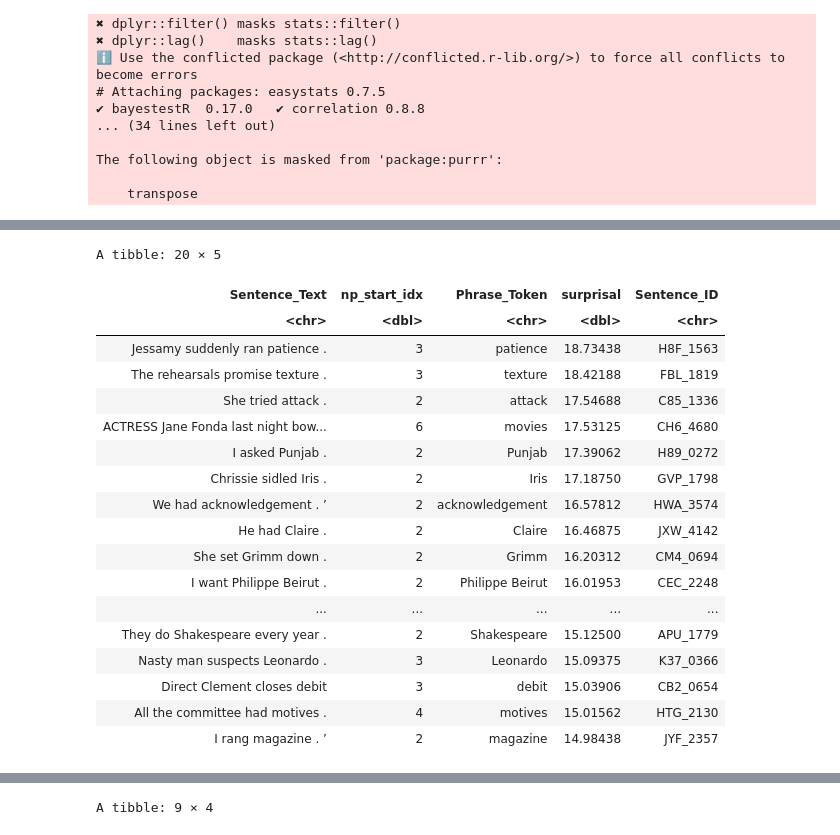
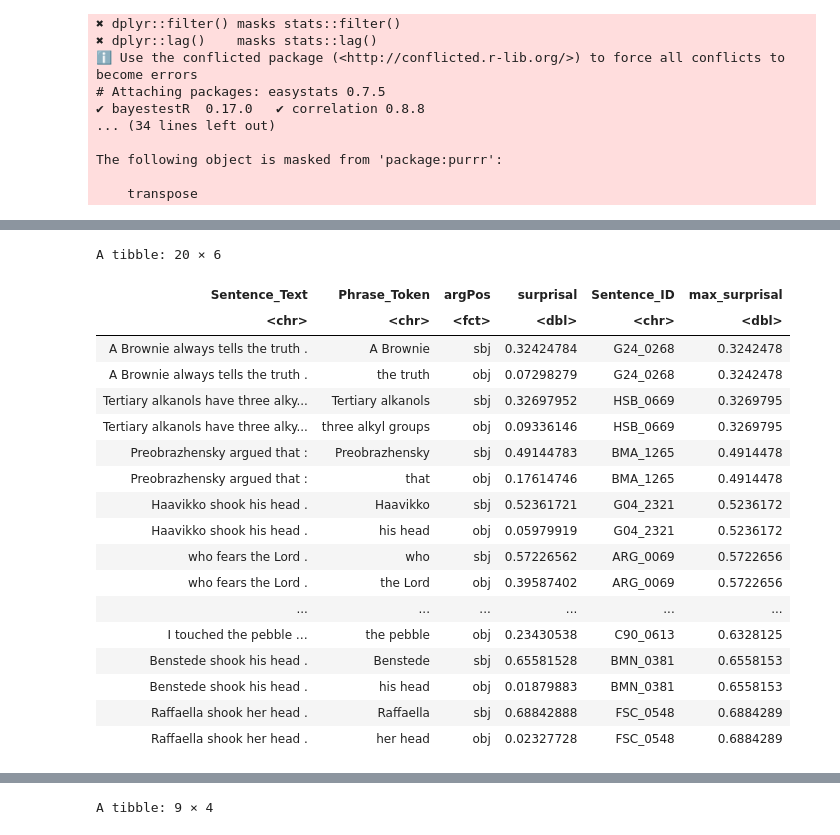
Before and after one commit to vmariani3321/QP2-Analysis, a Jupyter notebook: playground.ipynb, the cells around one changed output, grey strips where cells are left out. Saved outputs shown, nothing was run; the diff lists cells and outputs as text; code cells hidden in the pictures.

```diff
--- a/playground.ipynb
+++ b/playground.ipynb
@@ -75,27 +88,30 @@ df_nps <- open_dataset("Data/Head Nouns.parquet") %>% collect()
 # %%
 df_nps %>%
-    filter(argPos == "obj") %>%
-    select(Sentence_Text, np_start_idx, Phrase_Token, surprisal, Sentence_ID) %>%
-    arrange(-surprisal) %>%
+    filter() %>%
+    select(Sentence_Text, Phrase_Token, argPos, surprisal, Sentence_ID) %>%
+    group_by(Sentence_ID)%>%
+    mutate(max_surprisal = max(surprisal)) %>%
+    ungroup() %>%
+    arrange(max_surprisal)%>%
     head(20)
 # %% [output]
-A tibble: 20 × 5
+A tibble: 20 × 6
-| Sentence_Text | np_start_idx | Phrase_Token | surprisal | Sentence_ID |
-| <chr> | <dbl> | <chr> | <dbl> | <chr> |
-| Jessamy suddenly ran patience . | 3 | patience | 18.73438 | H8F_1563 |
-| The rehearsals promise texture . | 3 | texture | 18.42188 | FBL_1819 |
-| She tried attack . | 2 | attack | 17.54688 | C85_1336 |
-| ACTRESS Jane Fonda last night bow... | 6 | movies | 17.53125 | CH6_4680 |
-| I asked Punjab . | 2 | Punjab | 17.39062 | H89_0272 |
-| Chrissie sidled Iris . | 2 | Iris | 17.18750 | GVP_1798 |
-| We had acknowledgement . ’ | 2 | acknowledgement | 16.57812 | HWA_3574 |
-| He had Claire . | 2 | Claire | 16.46875 | JXW_4142 |
-| She set Grimm down . | 2 | Grimm | 16.20312 | CM4_0694 |
-| I want Philippe Beirut . | 2 | Philippe Beirut | 16.01953 | CEC_2248 |
-| ... | ... | ... | ... | ... |
-| They do Shakespeare every year . | 2 | Shakespeare | 15.12500 | APU_1779 |
-| Nasty man suspects Leonardo . | 3 | Leonardo | 15.09375 | K37_0366 |
-| Direct Clement closes debit | 3 | debit | 15.03906 | CB2_0654 |
-| All the committee had motives . | 4 | motives | 15.01562 | HTG_2130 |
-| I rang magazine . ’ | 2 | magazine | 14.98438 | JYF_2357 |
+| Sentence_Text | Phrase_Token | argPos | surprisal | Sentence_ID | max_surprisal |
+| <chr> | <chr> | <fct> | <dbl> | <chr> | <dbl> |
+| A Brownie always tells the truth . | A Brownie | sbj | 0.32424784 | G24_0268 | 0.3242478 |
+| A Brownie always tells the truth . | the truth | obj | 0.07298279 | G24_0268 | 0.3242478 |
+| Tertiary alkanols have three alky... | Tertiary alkanols | sbj | 0.32697952 | HSB_0669 | 0.3269795 |
+| Tertiary alkanols have three alky... | three alkyl groups | obj | 0.09336146 | HSB_0669 | 0.3269795 |
+| Preobrazhensky argued that : | Preobrazhensky | sbj | 0.49144783 | BMA_1265 | 0.4914478 |
+| Preobrazhensky argued that : | that | obj | 0.17614746 | BMA_1265 | 0.4914478 |
+| Haavikko shook his head . | Haavikko | sbj | 0.52361721 | G04_2321 | 0.5236172 |
+| Haavikko shook his head . | his head | obj | 0.05979919 | G04_2321 | 0.5236172 |
+| who fears the Lord . | who | sbj | 0.57226562 | ARG_0069 | 0.5722656 |
+| who fears the Lord . | the Lord | obj | 0.39587402 | ARG_0069 | 0.5722656 |
+| ... | ... | ... | ... | ... | ... |
+| I touched the pebble … | the pebble | obj | 0.23430538 | C90_0613 | 0.6328125 |
+| Benstede shook his head . | Benstede | sbj | 0.65581528 | BMN_0381 | 0.6558153 |
+| Benstede shook his head . | his head | obj | 0.01879883 | BMN_0381 | 0.6558153 |
+| Raffaella shook her head . | Raffaella | sbj | 0.68842888 | FSC_0548 | 0.6884289 |
+| Raffaella shook her head . | her head | obj | 0.02327728 | FSC_0548 | 0.6884289 |
 # %%
```
Also changed, not shown: parts of 3 cells of this notebook, 1 other file.
